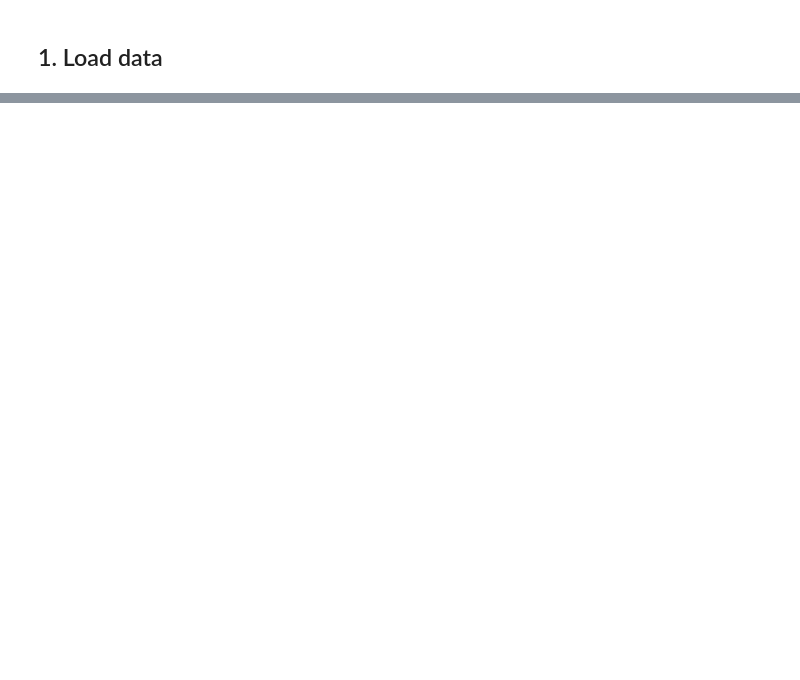
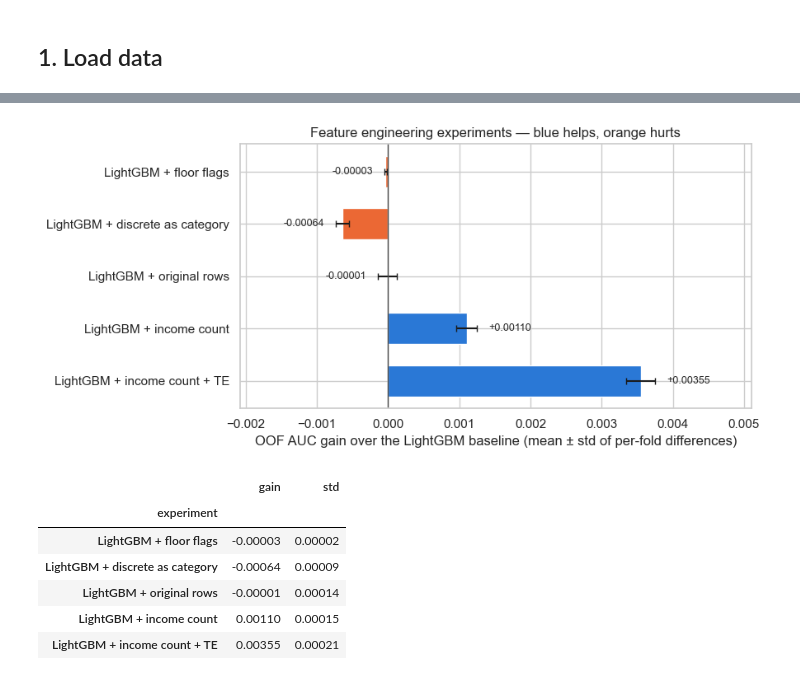
Before and after one commit to kphotchara/Predicting-Electric-Vehicle-Purchases, a Jupyter notebook: model.ipynb, the cells around one changed output, grey strips where cells are left out. Saved outputs shown, nothing was run; the diff lists cells and outputs as text; code cells hidden in the pictures; blank space fills up the shorter version.

```diff
--- a/model.ipynb
+++ b/model.ipynb
@@ -646,0 +796,49 @@ the same budget, and (out of scope here) blending the three boosters.
+# %%
+fe_runs = [
+    name
+    for name in [
+        "LightGBM + floor flags",
+        "LightGBM + discrete as category",
+        "LightGBM + original rows",
+        "LightGBM + income count",
+        "LightGBM + income count + TE",
+    ]
+    if name in results
+]
+fe_deltas = pd.DataFrame(
+    [
+        {"experiment": name, "gain": d.mean(), "std": d.std(ddof=1)}
+        for name in fe_runs
+        for d in [np.array(results[name]["fold_aucs"]) - np.array(results["LightGBM"]["fold_aucs"])]
+    ]
+).set_index("experiment")
+
+fig, ax = plt.subplots(figsize=(9, 0.55 * len(fe_deltas) + 1.5))
+bar_colors = [COLORS[0] if g > 0 else COLORS[1] for g in fe_deltas["gain"]]
+ax.barh(fe_deltas.index, fe_deltas["gain"], xerr=fe_deltas["std"], color=bar_colors, height=0.6, capsize=3)
+ax.axvline(0, color="0.3", lw=1)
+lo = min(0.0, (fe_deltas["gain"] - fe_deltas["std"]).min())
+hi = max(0.0, (fe_deltas["gain"] + fe_deltas["std"]).max())
+width = hi - lo
+for i, (g, s) in enumerate(zip(fe_deltas["gain"], fe_deltas["std"])):
+    ax.annotate(
+        f"{g:+.5f}", (g + np.sign(g) * s, i), xytext=(10 if g >= 0 else -10, 0), textcoords="offset points",
+        ha="left" if g >= 0 else "right", va="center", fontsize=9,
+    )
+ax.set_xlim(lo - (0.3 * width if lo < 0 else 0.05 * width), hi + 0.3 * width)
+ax.invert_yaxis()
+ax.set_xlabel("OOF AUC gain over the LightGBM baseline (mean ± std of per-fold differences)")
+ax.set_title("Feature engineering experiments — blue helps, orange hurts")
+plt.tight_layout()
+plt.show()
+
+fe_deltas.round(5)
+# %% [output]
+[figure, added]
+|  | gain | std |
+| experiment |  |  |
+| LightGBM + floor flags | -0.00003 | 0.00002 |
+| LightGBM + discrete as category | -0.00064 | 0.00009 |
+| LightGBM + original rows | -0.00001 | 0.00014 |
+| LightGBM + income count | 0.00110 | 0.00015 |
+| LightGBM + income count + TE | 0.00355 | 0.00021 |
```
Also changed, not shown: parts of 95 cells of this notebook.
